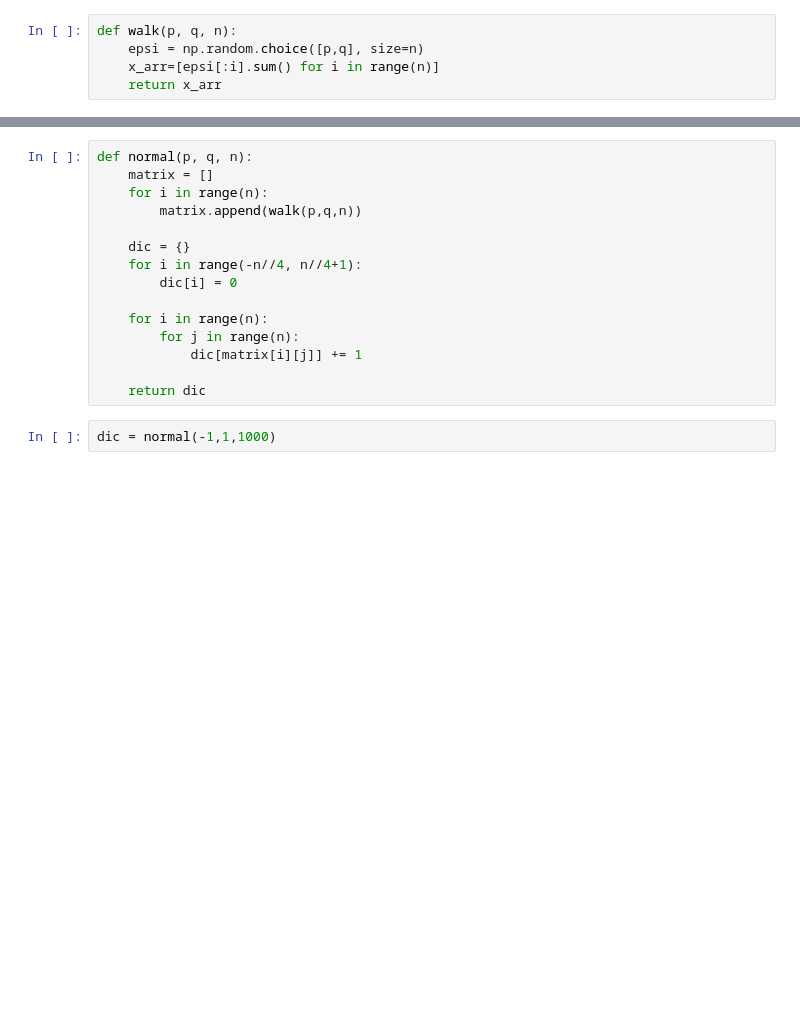
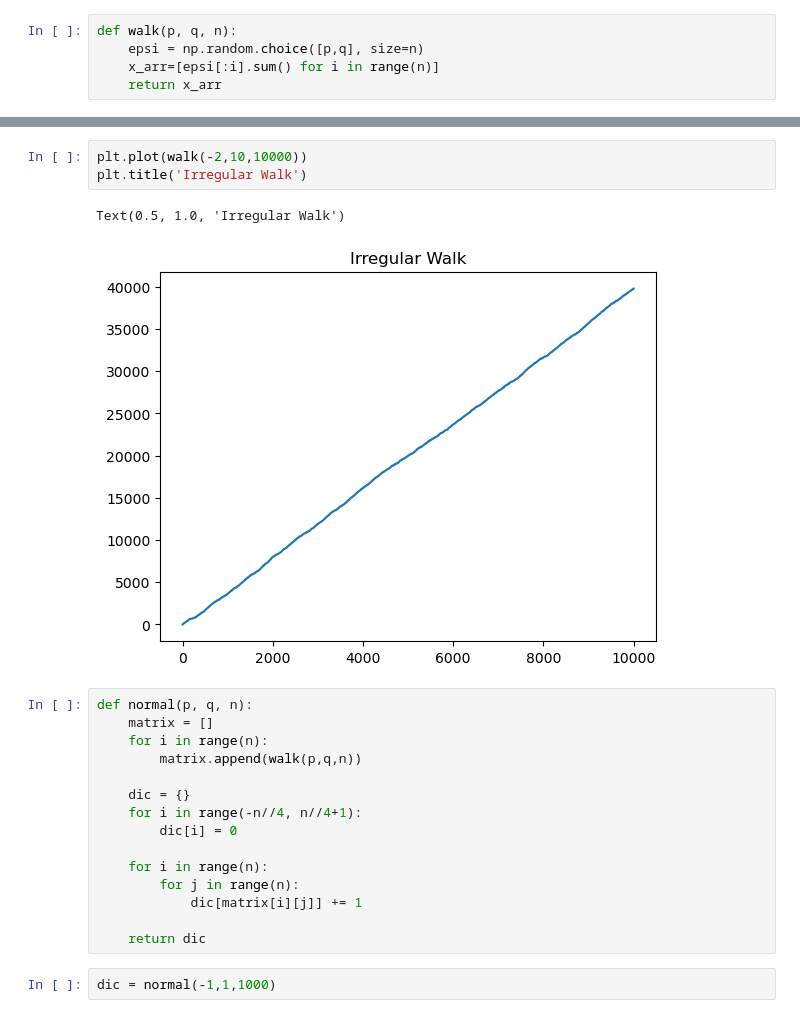
Before and after one commit to dsgiitr/lecture-assignments-y23, a Jupyter notebook: aakashks/pre-lecture-1/randomness.ipynb, the cells around one changed output, grey strips where cells are left out. Saved outputs shown, nothing was run; the diff lists cells and outputs as text; blank space fills up the shorter version.

```diff
--- a/aakashks/pre-lecture-1/randomness.ipynb
+++ b/aakashks/pre-lecture-1/randomness.ipynb
@@ -15,3 +19,9 @@ plt.plot(walk(-2, 10, 10000))
+# %%
+plt.plot(walk(-2,10,10000))
+plt.title('Irregular Walk')
+# %% [output]
+Text(0.5, 1.0, 'Irregular Walk')
+[figure, added]
 # %%
 def normal(p, q, n):
     matrix = []
```
Also changed, not shown: parts of 14 cells of this notebook.
